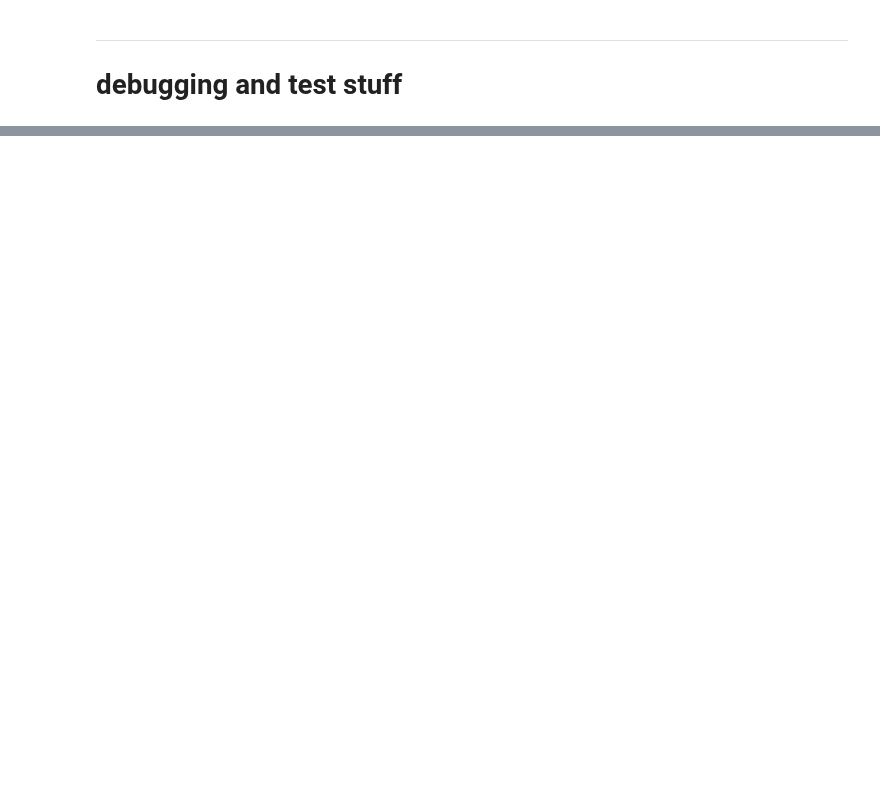
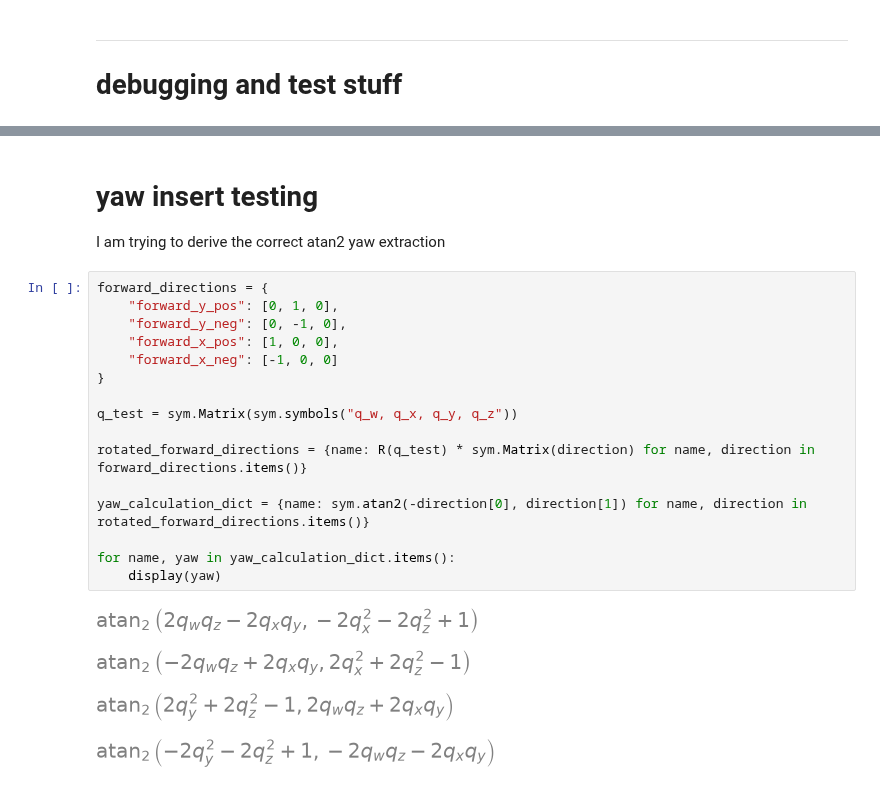
Before and after one commit to lennartstoelting/BA_development_and_testing, a Jupyter notebook: ESEKF for IMU and speakers/esekf_theory_implementation.ipynb, the cells around one changed output, grey strips where cells are left out. Drawn from its saved outputs; the diff is of its cells as text; blank space fills up the shorter version.

```diff
--- a/ESEKF for IMU and speakers/esekf_theory_implementation.ipynb
+++ b/ESEKF for IMU and speakers/esekf_theory_implementation.ipynb
@@ -668,0 +668,25 @@ $\displaystyle \left[\begin{array}{ccccccccccccccc}0 & 0 & 0 & 0 & 0 & 0 & 0 & 1
+# %% [markdown]
+# yaw insert testing
+
+I am trying to derive the correct atan2 yaw extraction
+# %%
+forward_directions = {
+    "forward_y_pos": [0, 1, 0],
+    "forward_y_neg": [0, -1, 0],
+    "forward_x_pos": [1, 0, 0],
+    "forward_x_neg": [-1, 0, 0]
+}
+
+q_test = sym.Matrix(sym.symbols("q_w, q_x, q_y, q_z"))
+
+rotated_forward_directions = {name: R(q_test) * sym.Matrix(direction) for name, direction in forward_directions.items()}
+
+yaw_calculation_dict = {name: sym.atan2(-direction[0], direction[1]) for name, direction in rotated_forward_directions.items()}
+
+for name, yaw in yaw_calculation_dict.items():
+    display(yaw)
+# %% [output]
+[figure, added]
+[figure, added]
+[figure, added]
+[figure, added]
```
Also changed, not shown: parts of 8 cells of this notebook.
